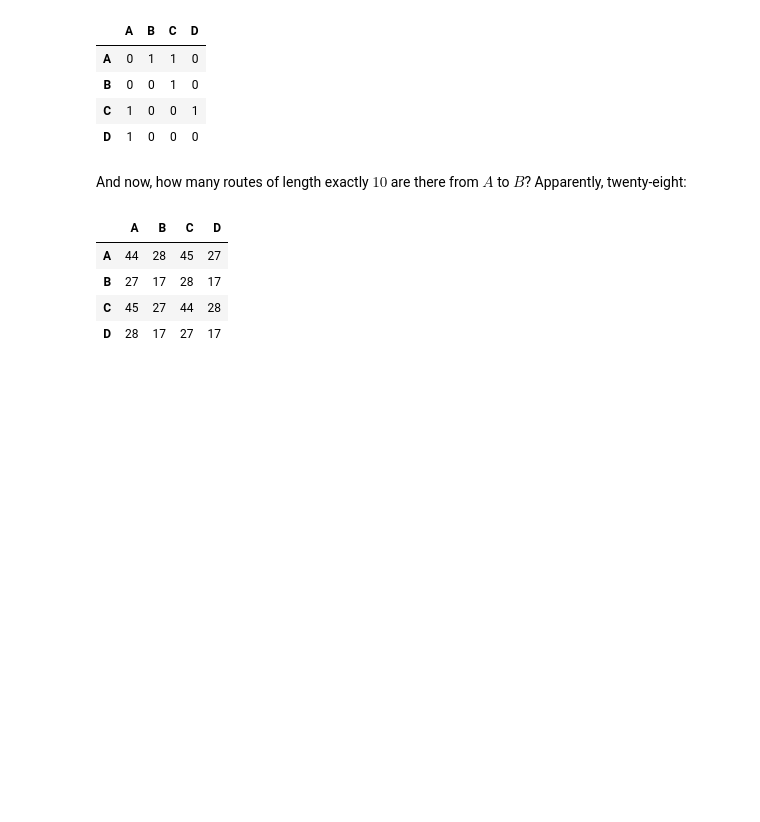
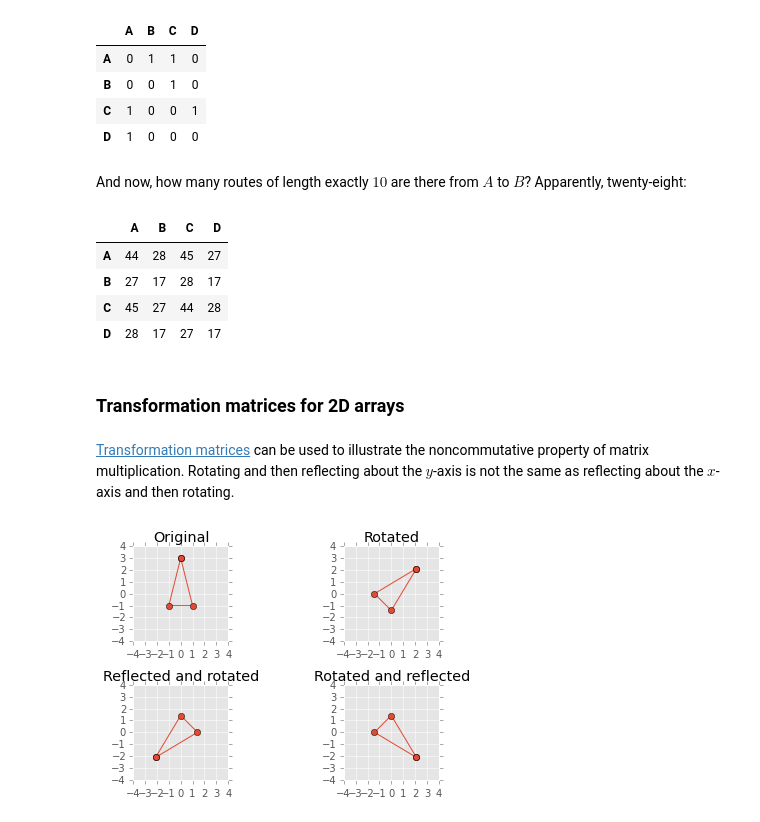
Before and after one commit to kellhus/ipy-notebooks, a Jupyter notebook: matrix-multiplication.ipynb, the cells around one changed output. Saved outputs shown, nothing was run; the diff lists cells and outputs as text; code cells hidden in the pictures; blank space fills up the shorter version.

Commit message:
Add section to matrix multiplication

```diff
--- a/matrix-multiplication.ipynb
+++ b/matrix-multiplication.ipynb
@@ -87,3 +90,33 @@ display(prettify(np.linalg.matrix_power(A, 10), cities))
 | B | 27 | 17 | 28 | 17 |
 | C | 45 | 27 | 44 | 28 |
 | D | 28 | 17 | 27 | 17 |
+# %% [markdown]
+### Transformation matrices for 2D arrays
+# %% [markdown]
+[Transformation matrices](http://en.wikipedia.org/wiki/Transformation_matrix) can be used to illustrate the noncommutative property of matrix multiplication. Rotating and then reflecting about the $y$-axis is not the same as reflecting about the $x$-axis and then rotating.
+# %%
+original = np.array([[0, -1, 1, 0],    # xs
+                     [3, -1, -1, 3]])  # ys
+
+theta = np.deg2rad(-45)
+rotation_matrix = np.array([[np.cos(theta), -np.sin(theta)],
+                            [np.sin(theta), np.cos(theta)]])
+reflection_matrix = np.array([[1, 0],
+                              [0, -1]])
+
+rotated = rotation_matrix.dot(original)
+reflected_and_rotated = rotation_matrix.dot(reflection_matrix).dot(original)
+rotated_and_reflected = reflection_matrix.dot(rotation_matrix).dot(original)
+
+titles = ['Original', 'Rotated', 'Reflected and rotated', 'Rotated and reflected']
+xys = [original, rotated, reflected_and_rotated, rotated_and_reflected]
+
+for i, (title, xy) in enumerate(zip(titles, xys)):
+    plt.subplot(2, 2, i + 1, aspect='equal')
+    plt.plot(xy[0], xy[1], 'o-')
+    plt.axis([-4, 4, -4, 4])
+    plt.title(title)
+
+plt.tight_layout()
+# %% [output]
+[figure, added]
```
Also changed, not shown: parts of 5 cells of this notebook.
